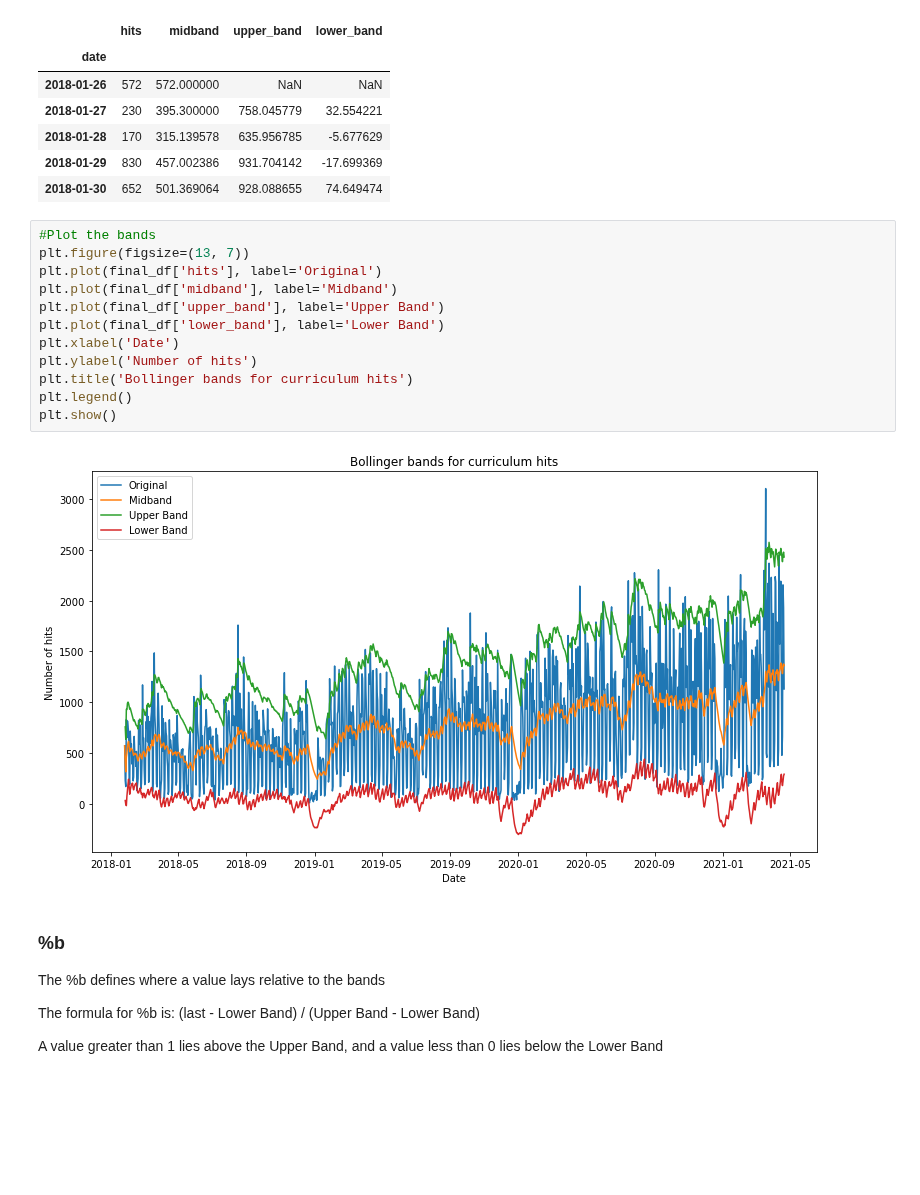
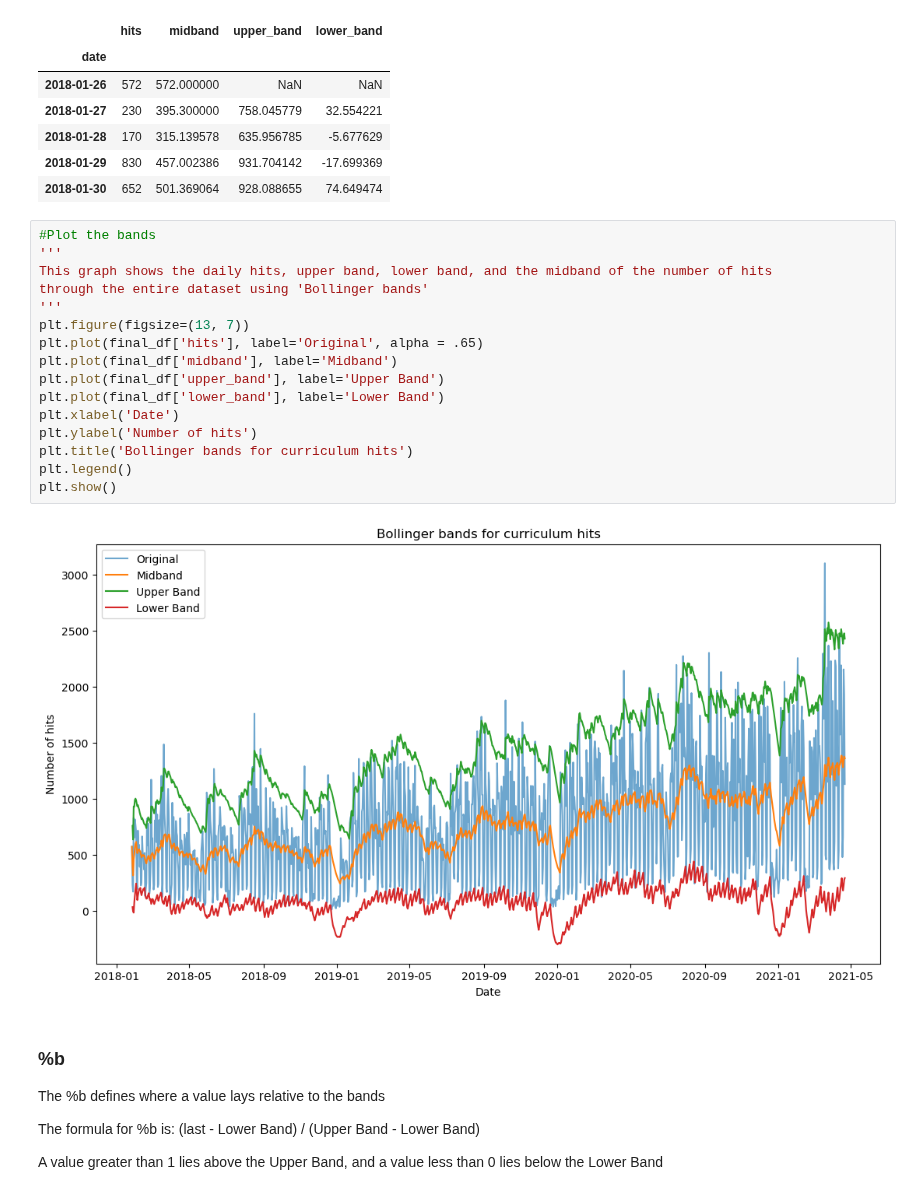
Before and after one commit to nicolas-angarita/anomaly_detection_exercises, a Jupyter notebook: detecting-time-series-anomalies.ipynb, the cells around one changed output. Saved outputs shown, nothing was run; the diff lists cells and outputs as text; blank space fills up the shorter version.

```diff
--- a/detecting-time-series-anomalies.ipynb
+++ b/detecting-time-series-anomalies.ipynb
@@ -196,18 +202,22 @@ final_df.head()
 | 2018-01-30 | 652 | 501.369064 | 928.088655 | 74.649474 |
 # %%
 #Plot the bands
+'''
+This graph shows the daily hits, upper band, lower band, and the midband of the number of hits
+through the entire dataset using 'Bollinger bands'
+'''
 plt.figure(figsize=(13, 7))
-plt.plot(final_df['hits'], label='Original')
+plt.plot(final_df['hits'], label='Original', alpha = .65)
 plt.plot(final_df['midband'], label='Midband')
 plt.plot(final_df['upper_band'], label='Upper Band')
 plt.plot(final_df['lower_band'], label='Lower Band')
 plt.xlabel('Date')
 plt.ylabel('Number of hits')
 plt.title('Bollinger bands for curriculum hits')
 plt.legend()
 plt.show()
 # %% [output]
-[figure, old version]
+[figure, new version]
 # %% [markdown]
 ### %b
 
```
Also changed, not shown: parts of 5 cells of this notebook.
